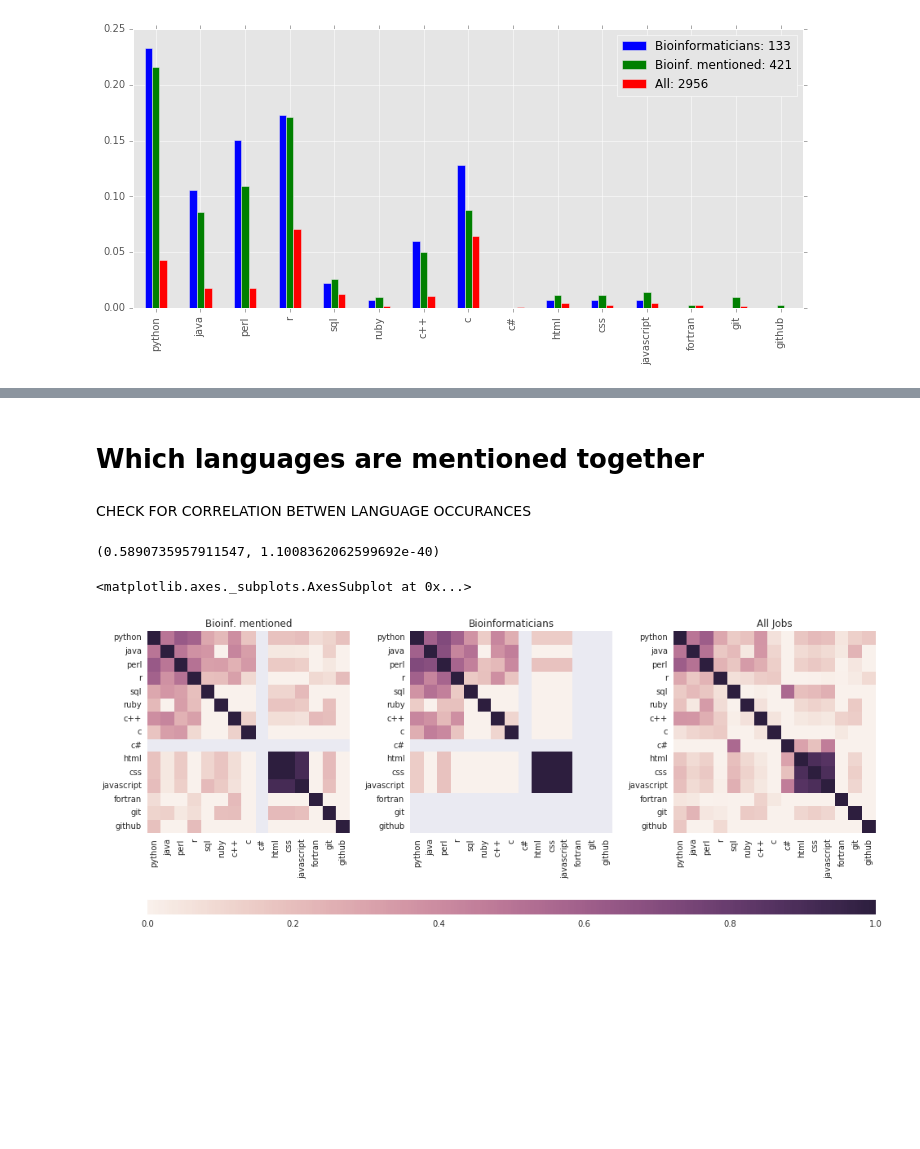
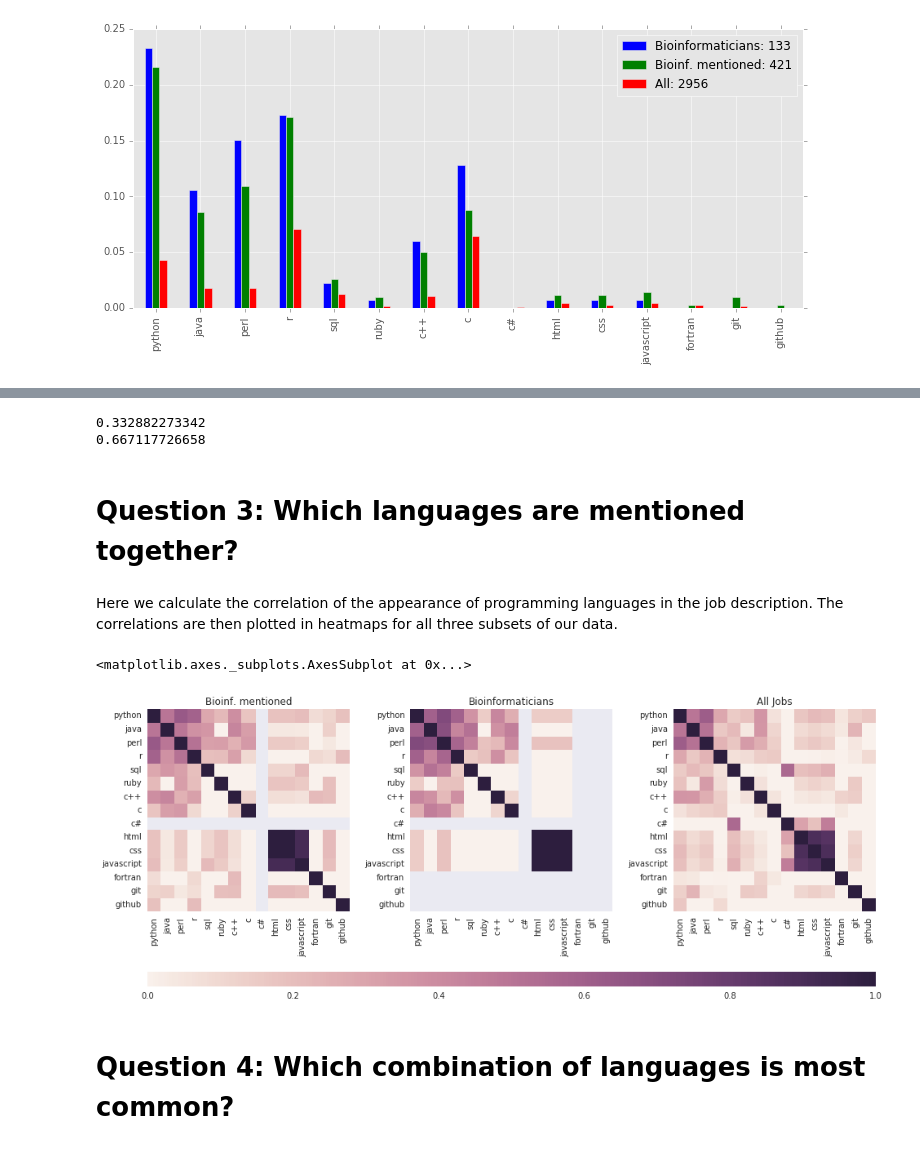
Before and after one commit to Cojabi/nat_sci_job, a Jupyter notebook: Evaluation of Scientific Job Adds.ipynb, the cells around one changed output, grey strips where cells are left out. Drawn from its saved outputs; the diff is of its cells as text; code cells hidden in the pictures; blank space fills up the shorter version.

Commit message:
Clean up and language co occurrence heat map

```diff
--- a/Evaluation of Scientific Job Adds.ipynb
+++ b/Evaluation of Scientific Job Adds.ipynb
@@ -134,11 +137,3 @@ Here we remove duplicates by two different approaches. First we remove all rows
 #remove completly identical entries
 df[df.duplicated()==True]
 df = df[df.duplicated()==False]
-# %%
-#delete entries which seem to be duplicates
-#according to the word occurences
-df = df[df.duplicated(subset=['job_title', 'employer',
-                           'researcher', 'details',
-                           'skills', 'successful',
-                           'program', 'expected',
-                           'strong'])==False]
@@ -145,3 +142,6 @@ df = df[df.duplicated(subset=['job_title', 'employer',
+# %%
+df = df[df.duplicated(subset=['job_title', 'employer'] +
+                      duplicate_pattern)==False]
 # %%
 #get and print number of entries in dataset post duplicate deletion
 print('Dataset after duplicate reduction')
@@ -246,46 +216,52 @@ print(no_prog_rel_jobs)
+# %%
+#subsample programming related column
+data_prj = df['programming_related']
+
+#get programming related jobs and not programming related jobs
+prog_rel_jobs = sum(data_prj)/len(data_prj)
+no_prog_rel_jobs = 1 - prog_rel_jobs
+
+print(prog_rel_jobs)
+print(no_prog_rel_jobs)
+# %% [output]
+0.332882273342
+0.667117726658
 # %% [markdown]
-# Which languages are mentioned together
+# Question 3: Which languages are mentioned together?
-# %% [markdown]
-CHECK FOR CORRELATION BETWEN LANGUAGE OCCURANCES
-# %%
-from scipy.stats.stats import pearsonr
-#man muss sich nochmal angucken,
-#was genau die pearson cor macht
-#population eingrenzen
-
-pearsonr(mentioned_bioinf['r'], mentioned_bioinf['python'])
-# %% [output]
-(0.5890735957911547, 1.1008362062599692e-40)
+# %% [markdown]
+Here we calculate the correlation of the appearance of programming languages in the job description. The correlations are then plotted in heatmaps for all three subsets of our data.
 # %%
 import seaborn as sns
 import matplotlib.gridspec as gridspec
 
 # Compute the correlation between all languages
 lang_corr_m = mentioned_bioinf.corr(method='pearson')
 lang_corr_b = bioinf.corr(method='pearson')
 lang_corr_a = all_jobs.corr(method='pearson')
 
 # Set up the matplotlib figure
-gs = gridspec.GridSpec(2, 3, height_ratios=[0.95,0.03])
+gs = gridspec.GridSpec(2, 3, height_ratios=[0.97,0.03])
 ax1 = plt.subplot(gs[0, 0])
 ax2 = plt.subplot(gs[0, 1])
 ax3 = plt.subplot(gs[0, 2])
 ax4 = plt.subplot(gs[1, :])
 
-plt.subplots_adjust(wspace=0.3, hspace=-0.25)
+plt.subplots_adjust(wspace=0.3, hspace=-0.3)
 f = plt.gcf()
 f.set_size_inches(16, 9)
 
 # Draw the heatmap using seaborn
 ax1.set_title('Bioinf. mentioned')
 sns.heatmap(lang_corr_m, ax = ax1, vmin = 0, cbar = False, square=True)
 
 ax2.set_title('Bioinformaticians')
 sns.heatmap(lang_corr_b, ax = ax2, vmin = 0, cbar = False, square=True)
 
 ax3.set_title('All Jobs')
 sns.heatmap(lang_corr_a, ax = ax3, vmin = 0, square=True,
             cbar_ax=ax4, cbar_kws={"orientation": "horizontal"})
 # %% [output]
 <matplotlib.axes._subplots.AxesSubplot at 0x...>
-[figure, old version]
+[figure, new version]
+# %% [markdown]
+# Question 4: Which combination of languages is most common?
```
Also changed, not shown: parts of 11 cells of this notebook.
